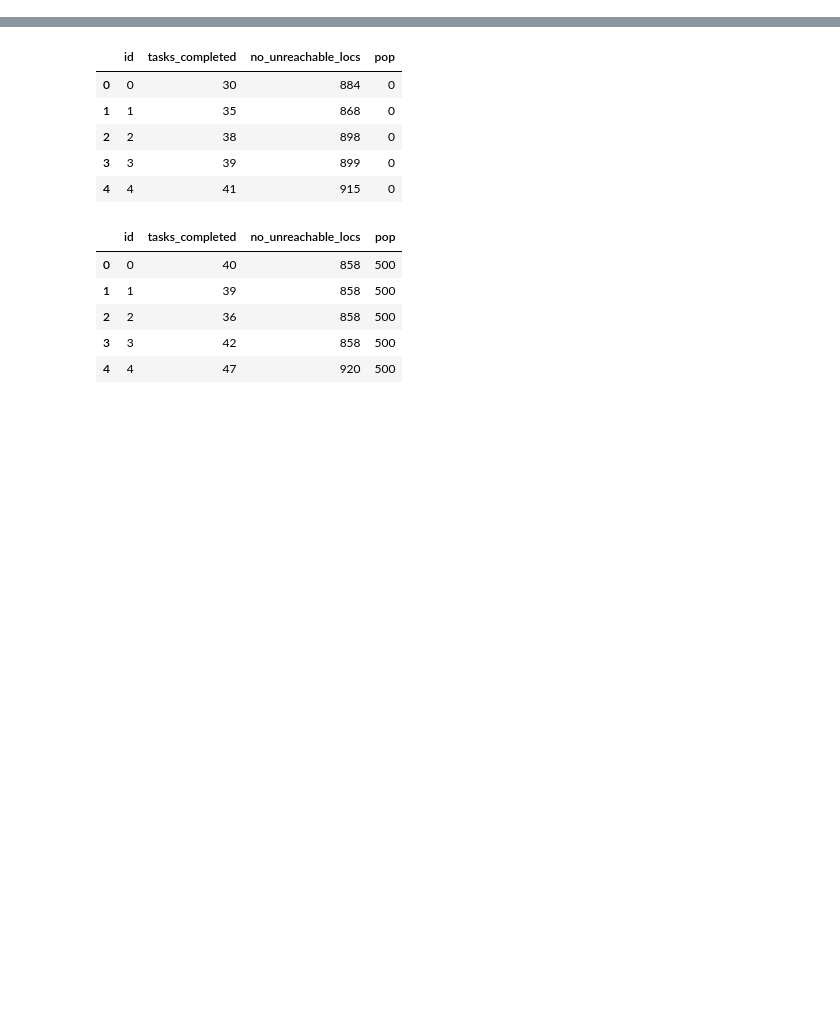
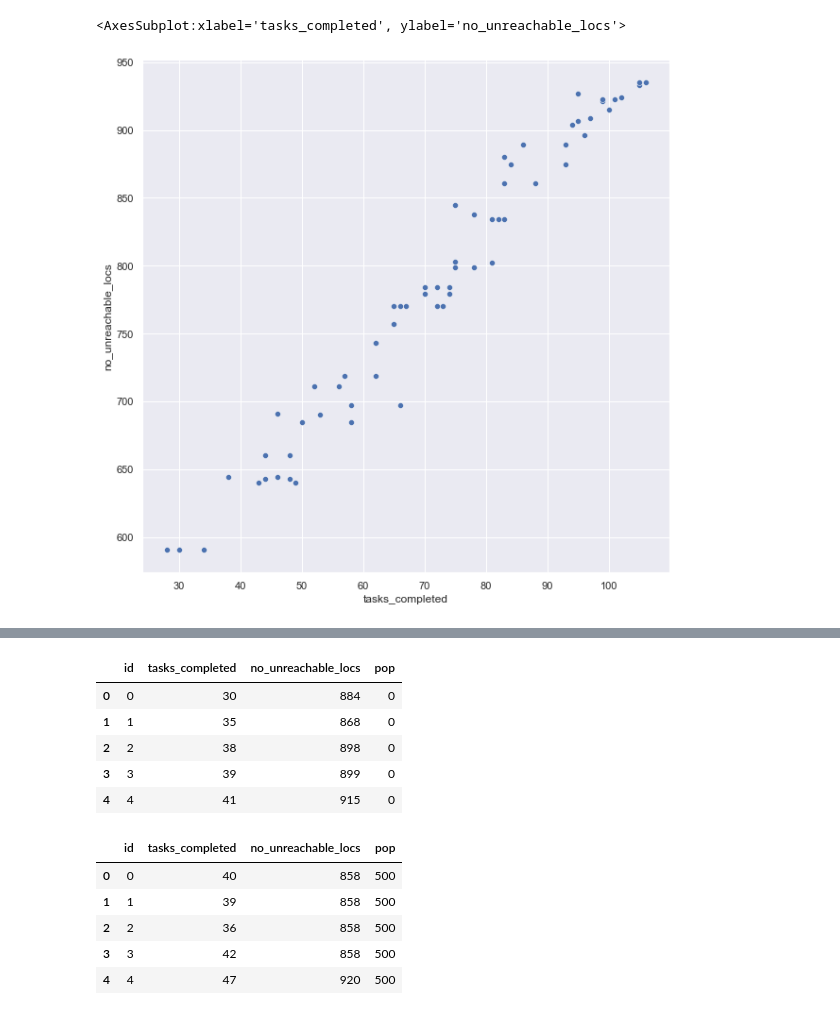
Before and after one commit to SimonRosen173/MultiAgentPathFinding, a Jupyter notebook: GA/GA_Vis.ipynb, the cells around one changed output, grey strips where cells are left out. Cells and saved outputs as stored; diff of their text form; code cells hidden in the pictures; blank space fills up the shorter version.

```diff
--- a/GA/GA_Vis.ipynb
+++ b/GA/GA_Vis.ipynb
@@ -19,0 +20,6 @@ df_final.head()
+# %%
+plt.figure(figsize=(10,10))
+sns.scatterplot(data=df_final, x="tasks_completed", y="no_unreachable_locs")
+# %% [output]
+<AxesSubplot:xlabel='tasks_completed', ylabel='no_unreachable_locs'>
+[figure, added]
```
Also changed, not shown: parts of 2 cells of this notebook, 11 other files.
